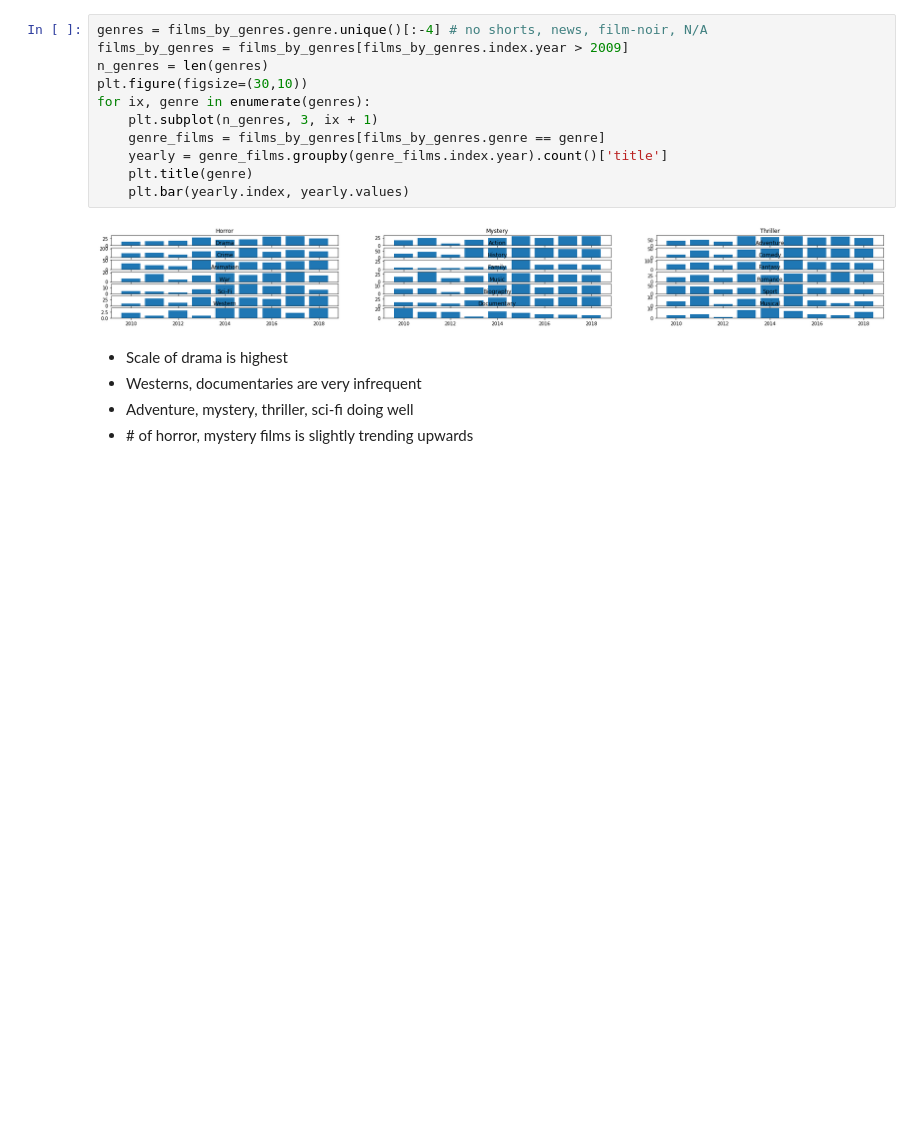
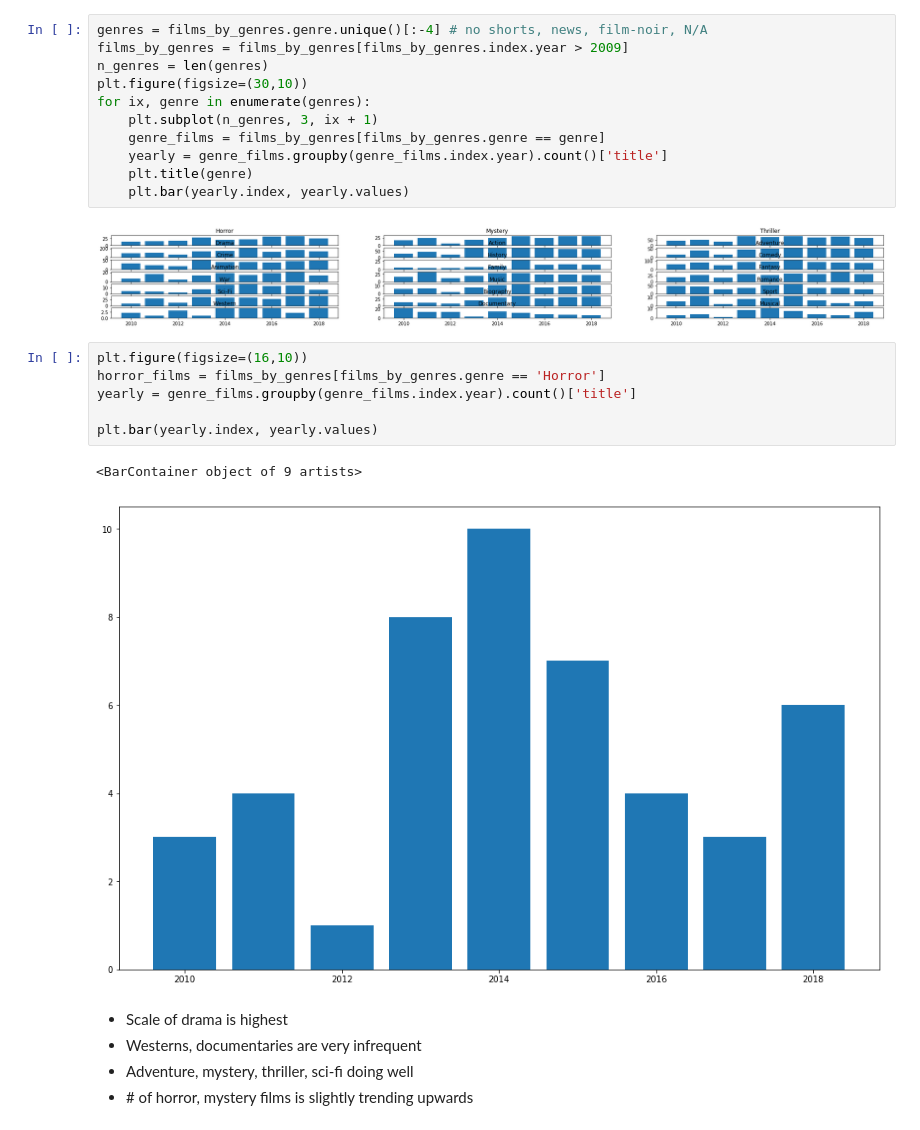
Before and after one commit to billwarker/feature-film-analysis, a Jupyter notebook: notebooks/1.0-initial-analysis.ipynb, the cells around one changed output. Drawn from its saved outputs; the diff is of its cells as text; blank space fills up the shorter version.

```diff
--- a/notebooks/1.0-initial-analysis.ipynb
+++ b/notebooks/1.0-initial-analysis.ipynb
@@ -227,6 +227,15 @@ for ix, genre in enumerate(genres):
     plt.bar(yearly.index, yearly.values)
 # %% [output]
 [figure]
+# %%
+plt.figure(figsize=(16,10))
+horror_films = films_by_genres[films_by_genres.genre == 'Horror']
+yearly = genre_films.groupby(genre_films.index.year).count()['title']
+
+plt.bar(yearly.index, yearly.values)
+# %% [output]
+<BarContainer object of 9 artists>
+[figure, added]
 # %% [markdown]
 - Scale of drama is highest
 - Westerns, documentaries are very infrequent
```
Also changed, not shown: parts of 6 cells of this notebook, 11 other files.
